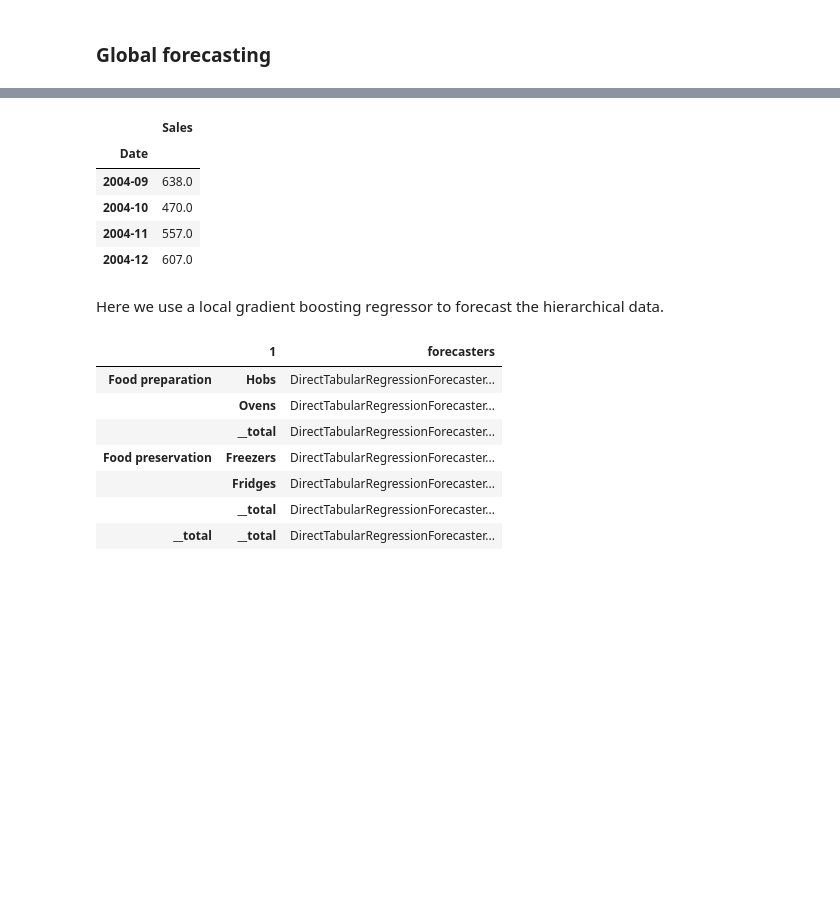
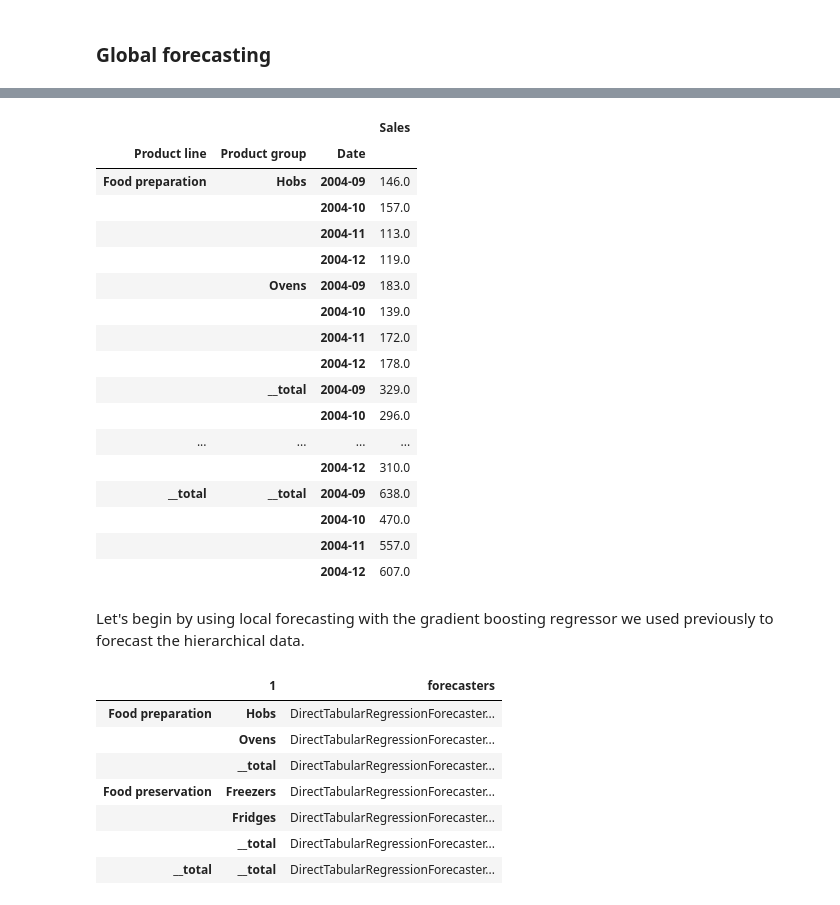
Before and after one commit to sktime/sktime-tutorial-ODSC-Europe-2023, a Jupyter notebook: notebooks/03_forecasting.ipynb, the cells around one changed output, grey strips where cells are left out. Cells and saved outputs as stored; diff of their text form; code cells hidden in the pictures; blank space fills up the shorter version.

```diff
--- a/notebooks/03_forecasting.ipynb
+++ b/notebooks/03_forecasting.ipynb
@@ -808,19 +866,33 @@ Why does global forecasting matter?
 # %%
 from odsc_utils import load_product_hierarchy
 from sktime.forecasting.model_selection import temporal_train_test_split
 
 y = load_product_hierarchy()
+
 y_train, y_test = temporal_train_test_split(y_hier, test_size=4)
-y_test.loc["__total", "__total"]
+
+y_test
 # %% [output]
-|  | Sales |
-| Date |  |
-| 2004-09 | 638.0 |
-| 2004-10 | 470.0 |
-| 2004-11 | 557.0 |
-| 2004-12 | 607.0 |
+|  |  |  | Sales |
+| Product line | Product group | Date |  |
+| Food preparation | Hobs | 2004-09 | 146.0 |
+|  |  | 2004-10 | 157.0 |
+|  |  | 2004-11 | 113.0 |
+|  |  | 2004-12 | 119.0 |
+|  | Ovens | 2004-09 | 183.0 |
+|  |  | 2004-10 | 139.0 |
+|  |  | 2004-11 | 172.0 |
+|  |  | 2004-12 | 178.0 |
+|  | __total | 2004-09 | 329.0 |
+|  |  | 2004-10 | 296.0 |
+| ... | ... | ... | ... |
+|  |  | 2004-12 | 310.0 |
+| __total | __total | 2004-09 | 638.0 |
+|  |  | 2004-10 | 470.0 |
+|  |  | 2004-11 | 557.0 |
+|  |  | 2004-12 | 607.0 |
 # %% [markdown]
-Here we use a local gradient boosting regressor to forecast the hierarchical data.
+Let's begin by using local forecasting with the gradient boosting regressor we used previously to forecast the hierarchical data.
 # %%
 regressor = HistGradientBoostingRegressor()
 forecaster = make_reduction(regressor, strategy="direct", window_length=12, pooling="local")
```
Also changed, not shown: parts of 32 cells of this notebook, 1 other file.
